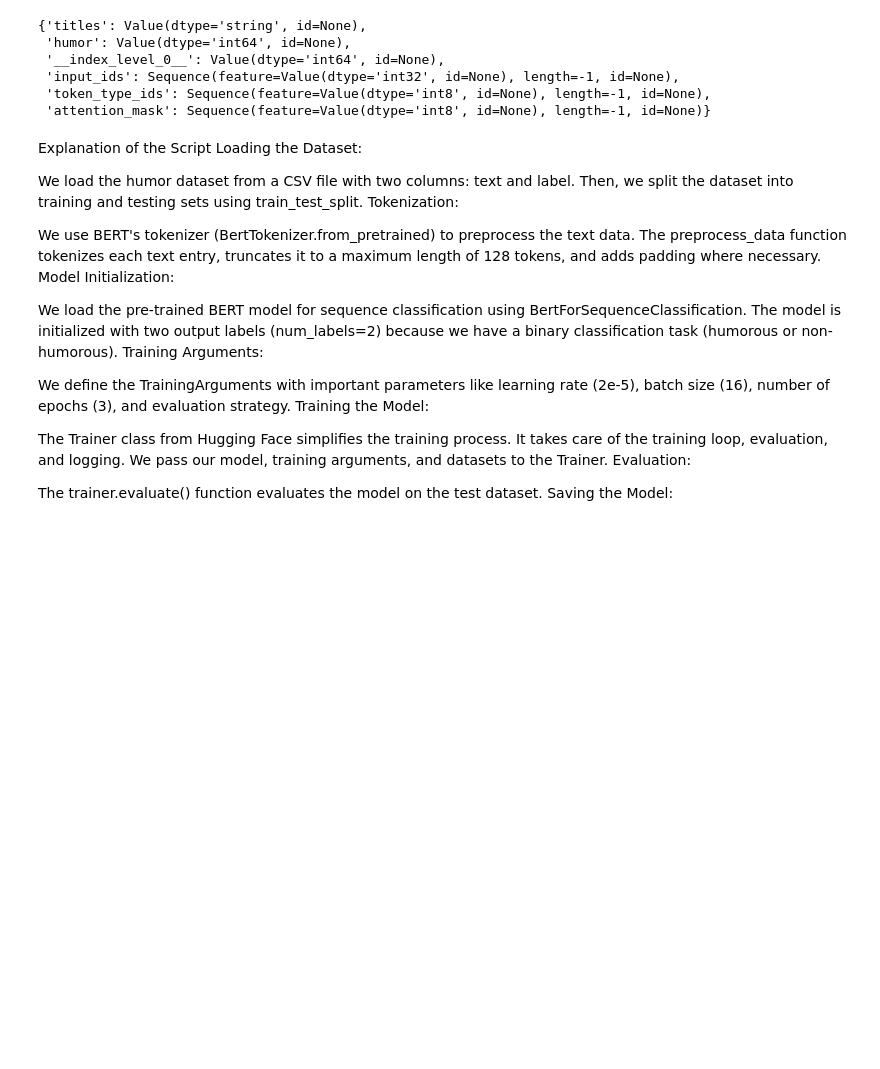
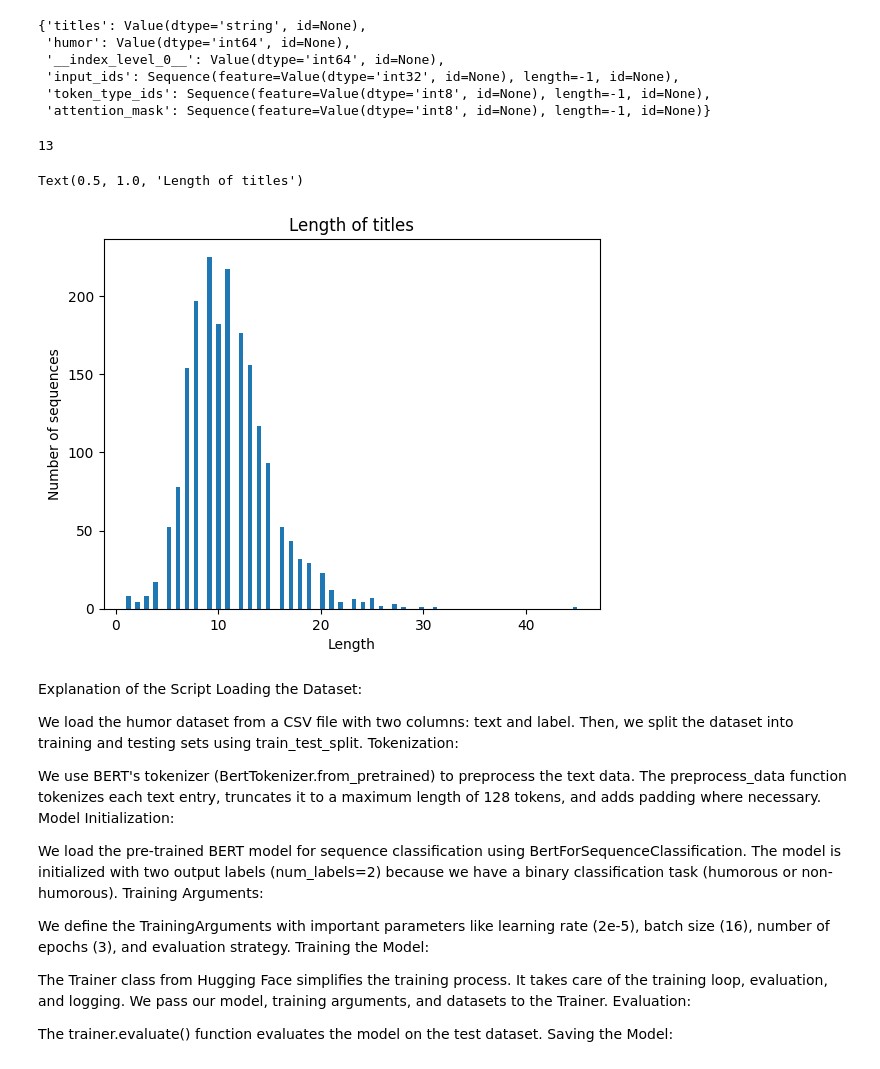
Before and after one commit to godinlu/llm-interpretability, a Jupyter notebook: Transformer_test.ipynb, the cells around one changed output. Saved outputs shown, nothing was run; the diff lists cells and outputs as text; code cells hidden in the pictures; blank space fills up the shorter version.

```diff
--- a/Transformer_test.ipynb
+++ b/Transformer_test.ipynb
@@ -85,6 +114,6 @@ test_dataset.set_format(type='torch', columns=['input_ids', 'attention_mask', 'l
 # %%
 
-X_train_encoded = model.lmtokenizer(train_dataset["text"],
+X_train_encoded = model.lmtokenizer(train_dataset["titles"],
                             truncation=True,
                             padding=False,
                             add_special_tokens=False,
@@ -92,10 +121,26 @@ X_train_encoded = model.lmtokenizer(train_dataset["text"],
                             return_offsets_mapping=False,
                         )
 
-X_test_encoded = model.lmtokenizer(test_dataset["text"],
+X_test_encoded = model.lmtokenizer(test_dataset["titles"],
                             truncation=True,
                             padding=False,
                             add_special_tokens=False,
                             return_tensors=None,
                             return_offsets_mapping=False,
                         )
+# %%
+len(X_train_encoded[0])
+# %% [output]
+13
+# %%
+
+import pandas as pd
+import numpy as np
+from matplotlib import pyplot as plt
+_ = plt.hist([len(text_ids) for text_ids in X_train_encoded['input_ids']], 100)
+plt.xlabel("Length")
+plt.ylabel("Number of sequences")
+plt.title("Length of titles")
+# %% [output]
+Text(0.5, 1.0, 'Length of titles')
+[figure, added]
```
Also changed, not shown: parts of 5 cells of this notebook, 9 other files.
